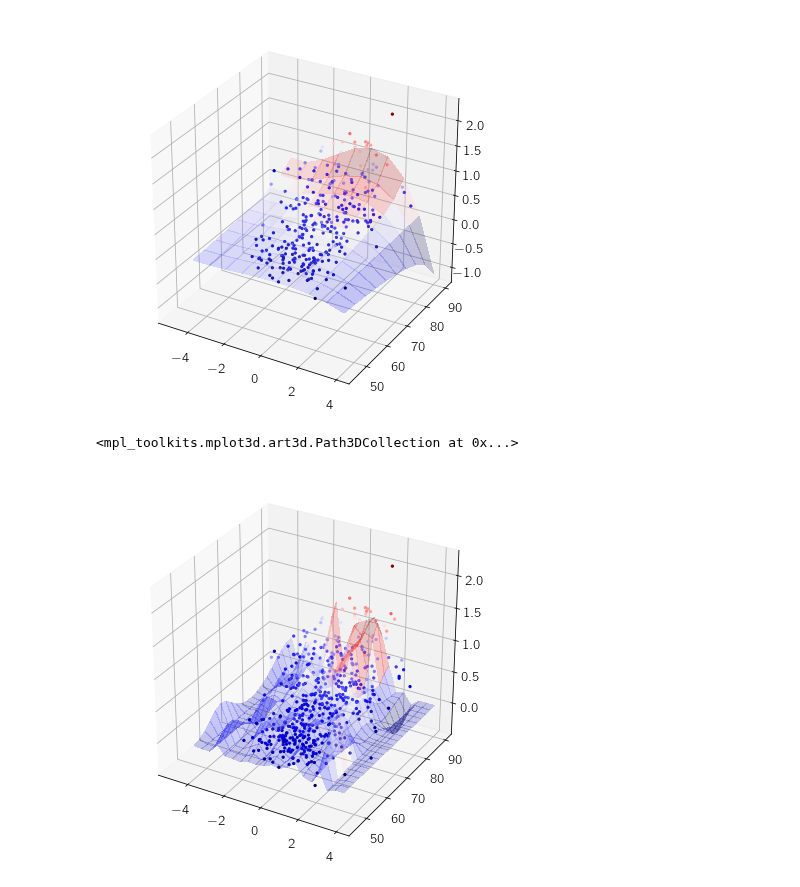
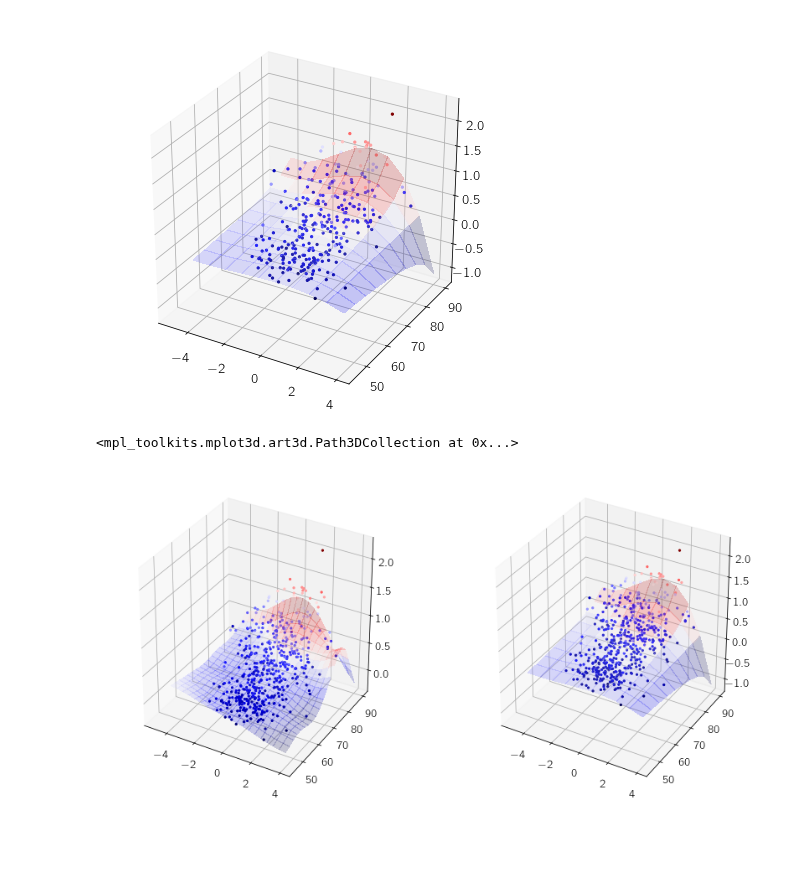
Before and after one commit to ekourkchi/reddening, a Jupyter notebook: Untitled2.ipynb, the cells around one changed output. Cells and saved outputs as stored; diff of their text form; code cells hidden in the pictures; blank space fills up the shorter version.

Commit message:
Using Matern52 together with errors

```diff
--- a/Untitled2.ipynb
+++ b/Untitled2.ipynb
@@ -63,6 +63,11 @@ ax.plot_surface(_pc, _inc, _A.reshape(_inc.shape), cmap=cm.seismic, linewidth=0,
 ax.scatter(pc0[0:300],inc[0:300],A[0:300], c=A[0:300], cmap=cm.seismic, alpha=1.0, marker='.')
 
 plt.show()
+
+
+pc__ = _pc
+inc__ = _inc
+A__ = _A
 # %% [output]
 [figure]
 # %%
@@ -76,7 +81,8 @@ inc     = Input[3]
 
 a,b,c,d, alpha, beta, gamma, Ealpha, Ebeta = getReddening_params(band1=band1, band2=band2)
 R = r_w1-(alpha*pc0+beta)
-
+A = R
+y = R
 AB = T[2] ; table = T[5]
 a0, b0 = AB[0], AB[1]
 
@@ -85,43 +91,59 @@ Epc0  = table['Epc0']
 Einc  = table['inc_e']
 
 N = len(pc0)
 dR2 = Er_w1**2+(alpha*Epc0)**2+(Ealpha*pc0)**2
 noise2 = dR2*np.eye(N)
 
 X = np.ones(shape = (2,N))
 X[0] = pc0
 X[1] = inc
 X = X.T
 
-theta = [-7.977, 3.119, -1.713]
+
+# theta = [-7.97655385,  3.11918825, -1.71284381]   ### RBF
+# theta = [ 1.79771489,  3.75295418, -0.88414093]   ### RBF  + 0.05 err
+#theta = [ 2.00386229,  4.61714613, -0.66412303]   ### RBF  + 0.1 err
+
+#theta = [-6.94845444,  3.4875121 , -1.76189238]   ### Matern52
+#theta = [-6.08541122,  3.6396185 , -1.81408864]   ### Matern52 + 0.01 err
+theta = [ 2.9528164 ,  4.75021981, -0.69345975]   ### Matern52 + 0.05 err
+theta = [ 3.00131698,  5.3145455 , -1.08529432]   ### Matern52 + 0.1 err
+# theta = [ 3.26132631,  7.10410529, -1.14309199]   ### Matern52 + 0.2 err
+theta = [ 3.26132631,  7.10410529, -1.14309199]   ### Matern52 + 0.2 err
+
+theta = [ 3.00712491,  5.28702113, -1.04442791]   ### RBF*Matern52 + 0.09683042 err
+
 l1 = np.exp(theta[0])
 l2 = np.exp(theta[1])
 sigma = np.exp(theta[2])
-yerr = np.diagonal(np.sqrt(noise2))
-kernel = sigma * kernels.ExpSquaredKernel([l1,l2], ndim=2, axes=[0, 1])
+yerr = np.diagonal(np.sqrt(noise2))+0.09683042
+#kernel = sigma * kernels.ExpSquaredKernel([l1,l2], ndim=2, axes=[0, 1])
+kernel = sigma * kernels.Matern52Kernel([l1,l2], ndim=2, axes=[0, 1])
+# kernel = sigma * kernels.Matern52Kernel([l1,l2], ndim=2, axes=[0, 1]) * kernels.ExpSquaredKernel([l1,l2], ndim=2, axes=[0, 1])
+
 gp = george.GP(kernel)
 gp.compute(X, yerr)
 
-
-a,b,c,d, alpha, beta, theta, Ealpha, Ebeta = getReddening_params(band1=band1, band2=band2)
-A = r_w1-(alpha*pc0+beta)
 
 _pc, _inc = np.linspace(-4,4,20), np.linspace(45,90,20)
 _pc, _inc = np.meshgrid(_pc, _inc)
 X_ = np.c_[_pc.ravel(), _inc.ravel()]
 
 _A, var_A = gp.predict(A, X_, return_var=True)
 
 
-fig = plt.figure(figsize=(7,7))
-ax = fig.add_subplot(1, 1, 1, projection='3d')
+fig = plt.figure(figsize=(14,7))
+
+ax = fig.add_subplot(1, 2, 1, projection='3d')
 ax.plot_surface(_pc, _inc, _A.reshape(_pc.shape), cmap=cm.seismic, linewidth=0, alpha=0.2, antialiased=False)
+ax.scatter(pc0[0:500],inc[0:500],A[0:500], c=A[0:500], cmap=cm.seismic, alpha=1.0, marker='.')
 
-
+ax = fig.add_subplot(1, 2, 2, projection='3d')
+ax.plot_surface(pc__, inc__, A__, cmap=cm.seismic, linewidth=0, alpha=0.2, antialiased=False)
 ax.scatter(pc0[0:500],inc[0:500],A[0:500], c=A[0:500], cmap=cm.seismic, alpha=1.0, marker='.')
 # %% [output]
 <mpl_toolkits.mplot3d.art3d.Path3DCollection at 0x...>
-[figure, old version]
+[figure, new version]
 # %%
 from sklearn.datasets import load_iris
 from sklearn.gaussian_process import GaussianProcessClassifier
```
Also changed, not shown: parts of 1 cell of this notebook, 1 other file.
